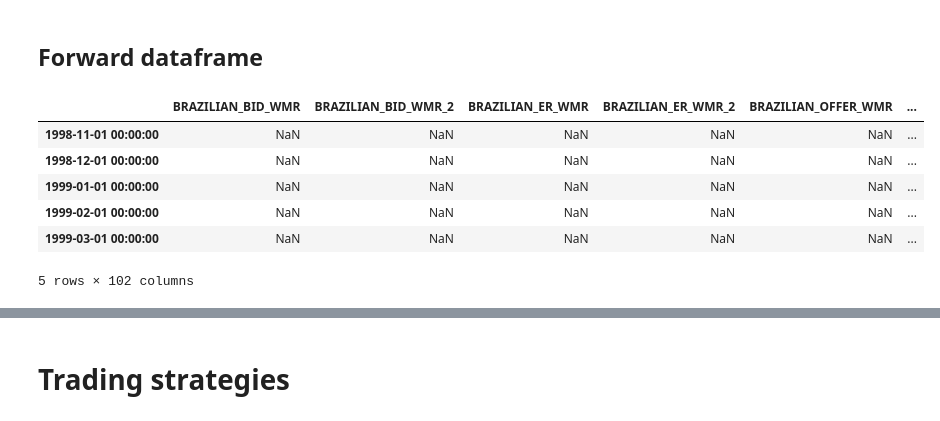
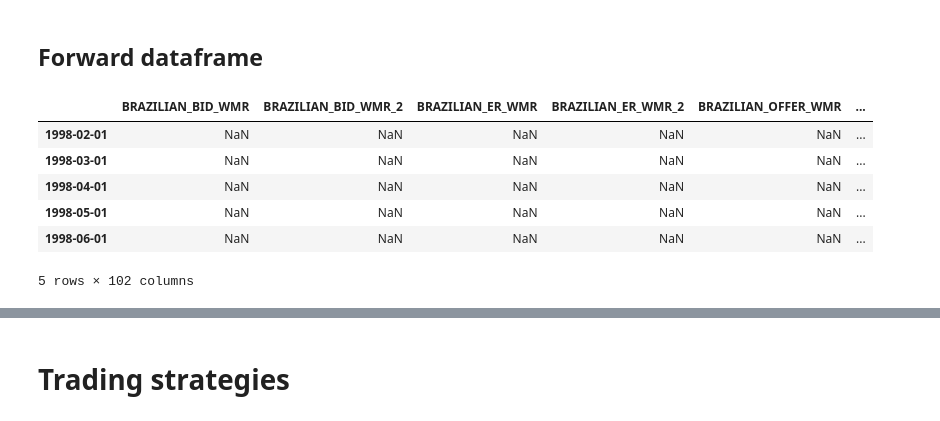
Before and after one commit to Thomasdeport/Dauphine203-Courses, a Jupyter notebook: international_finance/project.ipynb, the cells around one changed output, grey strips where cells are left out. Drawn from its saved outputs; the diff is of its cells as text; code cells hidden in the pictures.

```diff
--- a/international_finance/project.ipynb
+++ b/international_finance/project.ipynb
@@ -364,7 +373,8 @@ def unique_name(base, container):
 
 def build_forward_clean(df):
     usd_cols = [c for c in df.columns if " US" in c]
-
+    df = df.sort_index()
+    df.index = pd.to_datetime(df.index)
     data_1M = {}
     data_1W = {}
 
@@ -391,38 +401,38 @@ def build_forward_clean(df):
             typ = "OFFER"
         elif "EXCHANGE RATE" in t:
             typ = "ER"
         else:
             continue
 
         src = extract_source(col)
         base = f"{cur}_{typ}_{src}"
 
         arr = df[col].to_numpy()
         if arr.ndim > 1:
             arr = arr[:, 0]
 
         if tenor == "1M":
             name = unique_name(base, data_1M)
             data_1M[name] = arr
         else:
             name = unique_name(base, data_1W)
             data_1W[name] = arr
 
     fwd_1M = pd.DataFrame(data_1M, index=df.index).sort_index(axis=1)
     fwd_1W = pd.DataFrame(data_1W, index=df.index).sort_index(axis=1)
 
     return fwd_1M, fwd_1W
 
 
 forward_1M, forward_1W = build_forward_clean(df_forward)
 forward_1W.head(5)
 # %% [output]
 |  | BRAZILIAN_BID_WMR | BRAZILIAN_BID_WMR_2 | BRAZILIAN_ER_WMR | BRAZILIAN_ER_WMR_2 | BRAZILIAN_OFFER_WMR | ... |
-| 1998-11-01 00:00:00 | NaN | NaN | NaN | NaN | NaN | ... |
-| 1998-12-01 00:00:00 | NaN | NaN | NaN | NaN | NaN | ... |
-| 1999-01-01 00:00:00 | NaN | NaN | NaN | NaN | NaN | ... |
-| 1999-02-01 00:00:00 | NaN | NaN | NaN | NaN | NaN | ... |
-| 1999-03-01 00:00:00 | NaN | NaN | NaN | NaN | NaN | ... |
+| 1998-02-01 | NaN | NaN | NaN | NaN | NaN | ... |
+| 1998-03-01 | NaN | NaN | NaN | NaN | NaN | ... |
+| 1998-04-01 | NaN | NaN | NaN | NaN | NaN | ... |
+| 1998-05-01 | NaN | NaN | NaN | NaN | NaN | ... |
+| 1998-06-01 | NaN | NaN | NaN | NaN | NaN | ... |
 5 rows × 102 columns
 # %%
 # =========================================================
```
Also changed, not shown: parts of 20 cells of this notebook, 3 other files.
